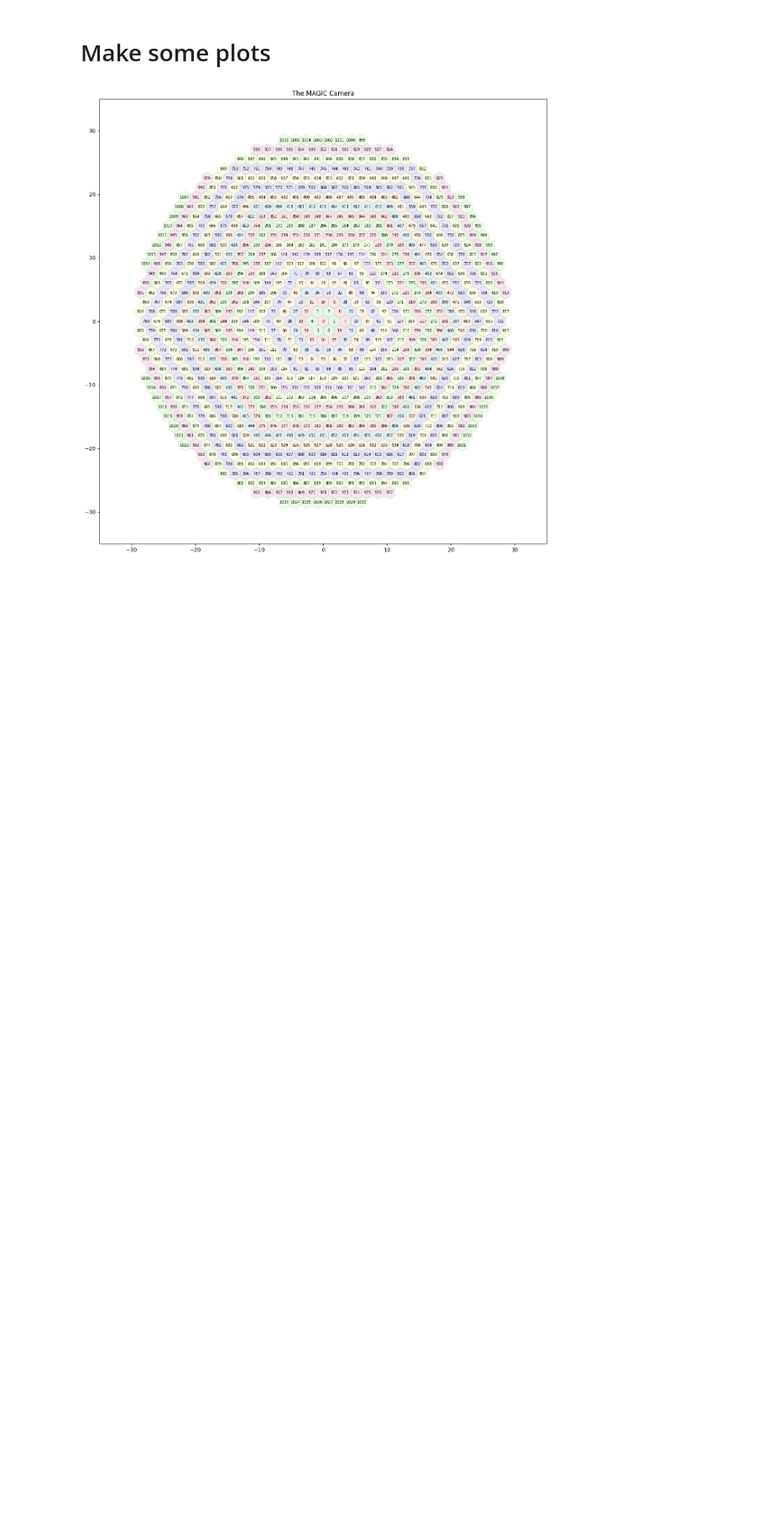
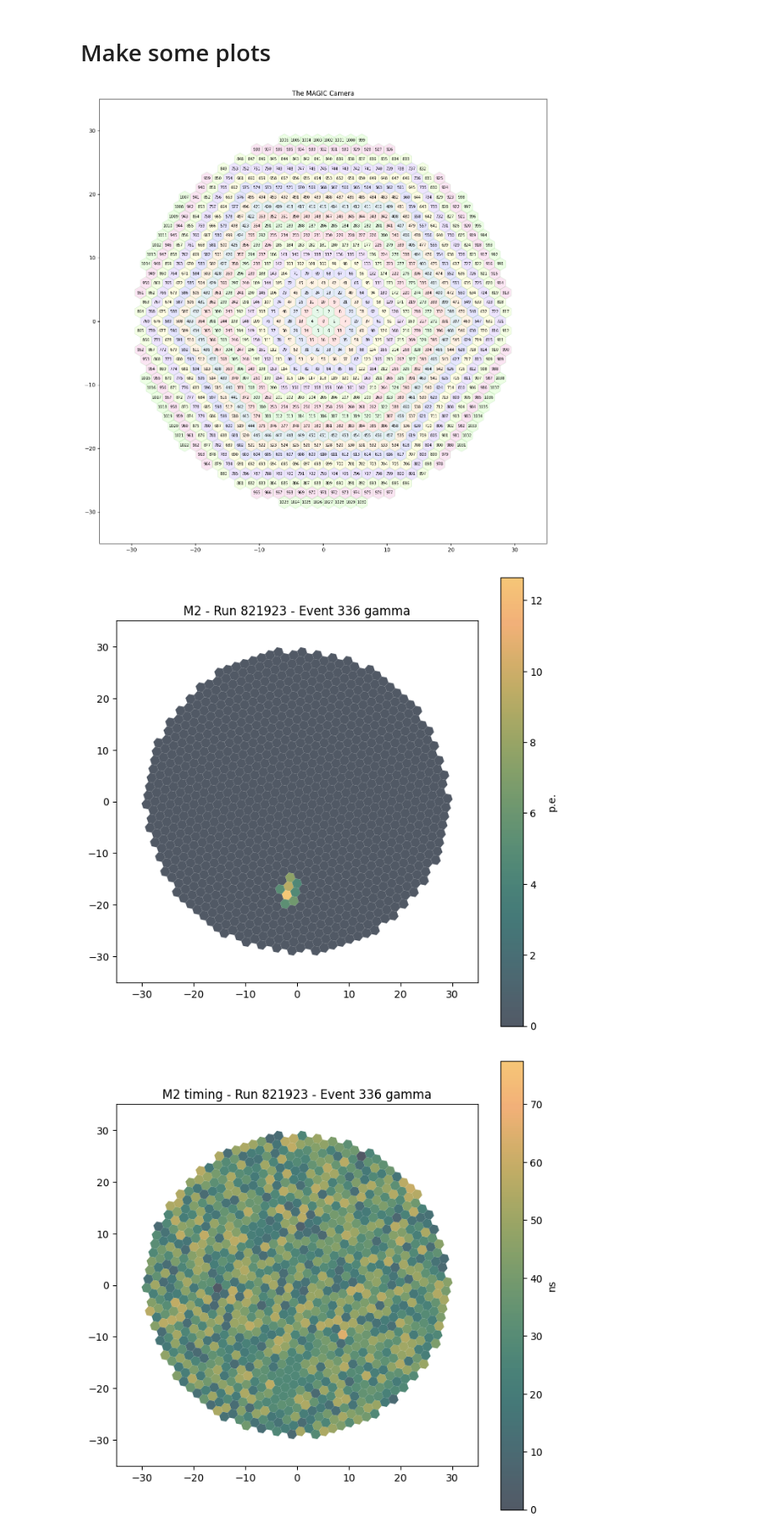
Before and after one commit to astrojarred/magic-ml-images, a Jupyter notebook: plot/plot-dev.ipynb, the cells around one changed output. Shown at 84% size. Cells and saved outputs as stored; diff of their text form; code cells hidden in the pictures; blank space fills up the shorter version.

Commit message:
Add ability to plot timing information

```diff
--- a/plot/plot-dev.ipynb
+++ b/plot/plot-dev.ipynb
@@ -19,6 +19,15 @@ gamma_file = "/remote/lstdata01/jgreen/MAGIC_MC/DHBW-parquet/magic-gammas.parque
 proton_file = "/remote/lstdata01/jgreen/MAGIC_MC/DHBW-parquet/magic-protons.parquet"
 
 p = pd.read_parquet(proton_file)
+g = pd.read_parquet(gamma_file)
+# %%
+gex = g.sample().iloc[0]
+e = magic.Event(gex, "gamma")
+e.plot(2, cleaned=True, title=True)
+e.plot(2, timing=True, title=True)
+# %% [output]
+[figure, added]
+[figure, added]
 # %%
 ex = p.sample().iloc[0]
 e = magic.Event(ex, "hadron")
```
Also changed, not shown: parts of 2 cells of this notebook, 2 other files.
